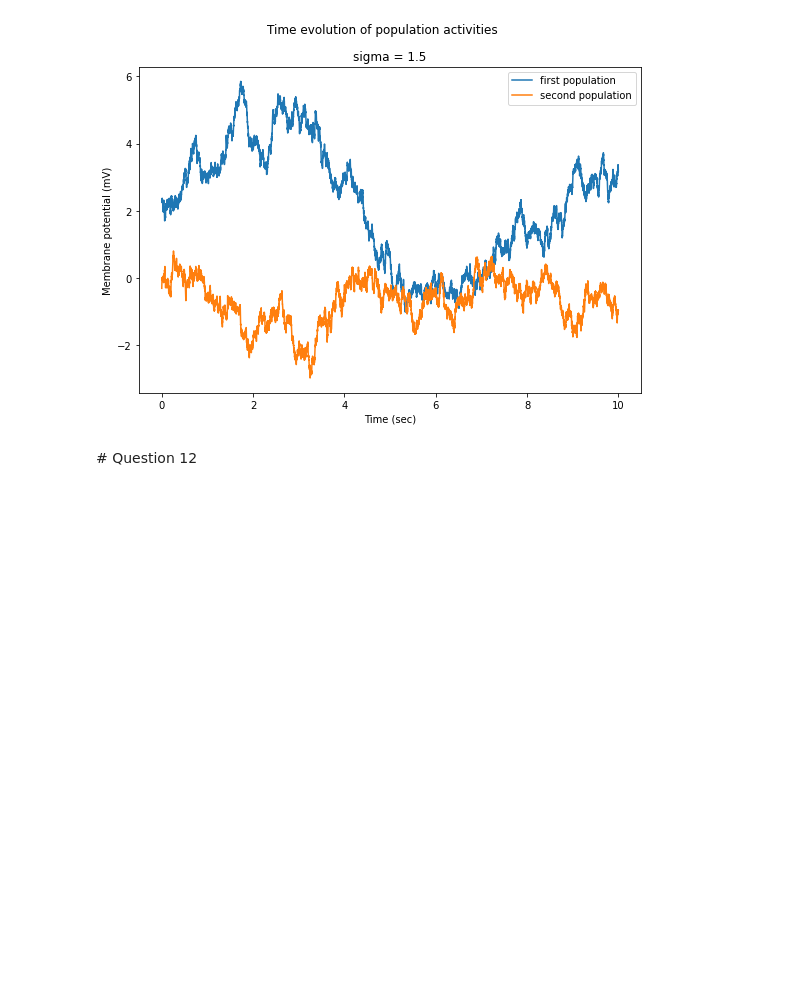
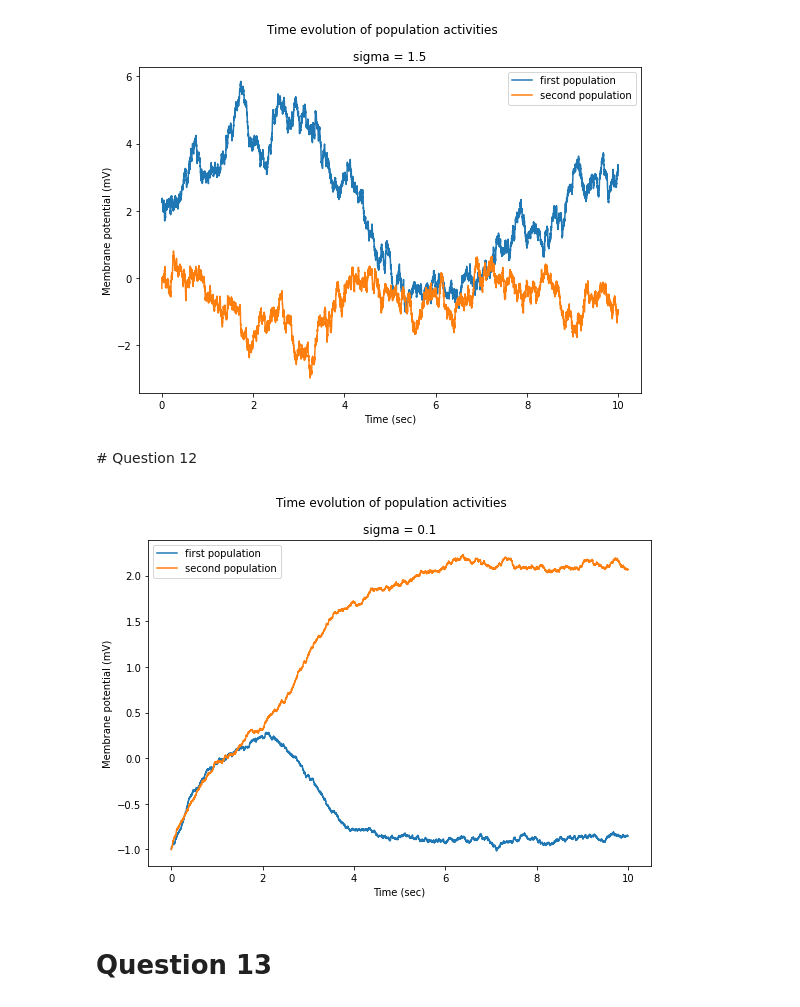
Before and after one commit to gizemozd/bio456-miniproject-competingpopulations, a Jupyter notebook: competing_populations.ipynb, the cells around one changed output. Drawn from its saved outputs; the diff is of its cells as text; code cells hidden in the pictures; blank space fills up the shorter version.

```diff
--- a/competing_populations.ipynb
+++ b/competing_populations.ipynb
@@ -321,8 +328,9 @@ def run_question12():
     time_step = 0.001
     sigma = 0.1
     scale = np.sqrt(time_step)
-    initial_condition = [2.3, -0.3]
-    h = behaviour_model(duration, time_step, sigma=sigma, scale=scale,
+    initial_condition = [-1, -1]
+    alpha = 1.4
+    h = behaviour_model(duration, time_step, sigma=sigma, scale=scale, alpha=alpha,
                         h1_0=initial_condition[0], h2_0=initial_condition[1])
     title = 'sigma = {}'.format(
         sigma)
@@ -333,3 +341,9 @@ def run_question12():
 
     #plt.savefig('new{}.png'.format(time_step))
     plt.show()
+# %%
+run_question12()
+# %% [output]
+[figure, added]
+# %% [markdown]
+# Question 13
```
Also changed, not shown: parts of 2 cells of this notebook.
